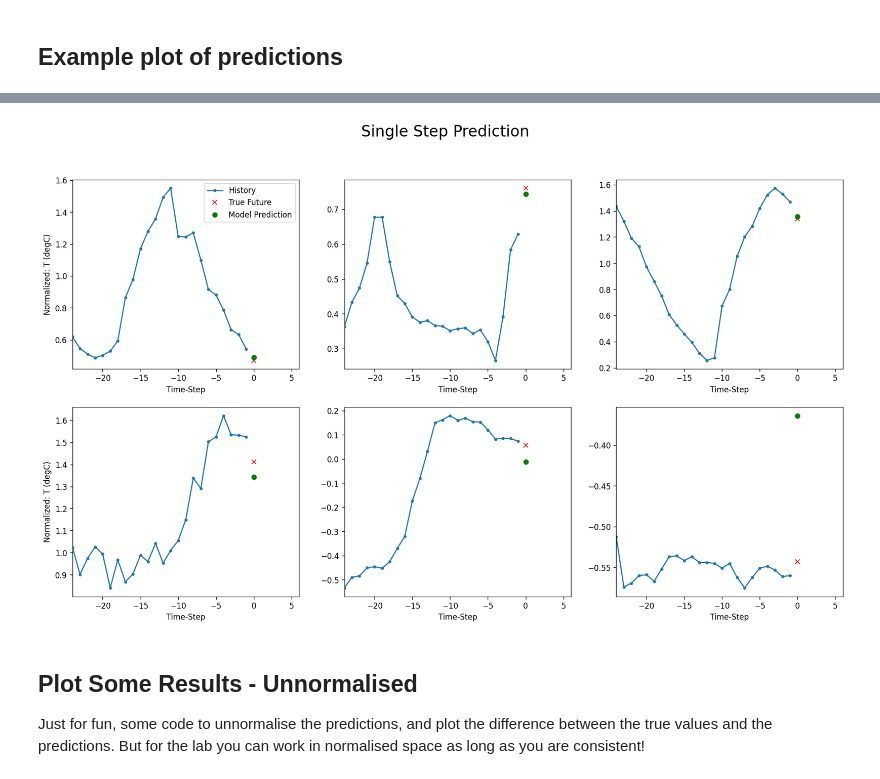
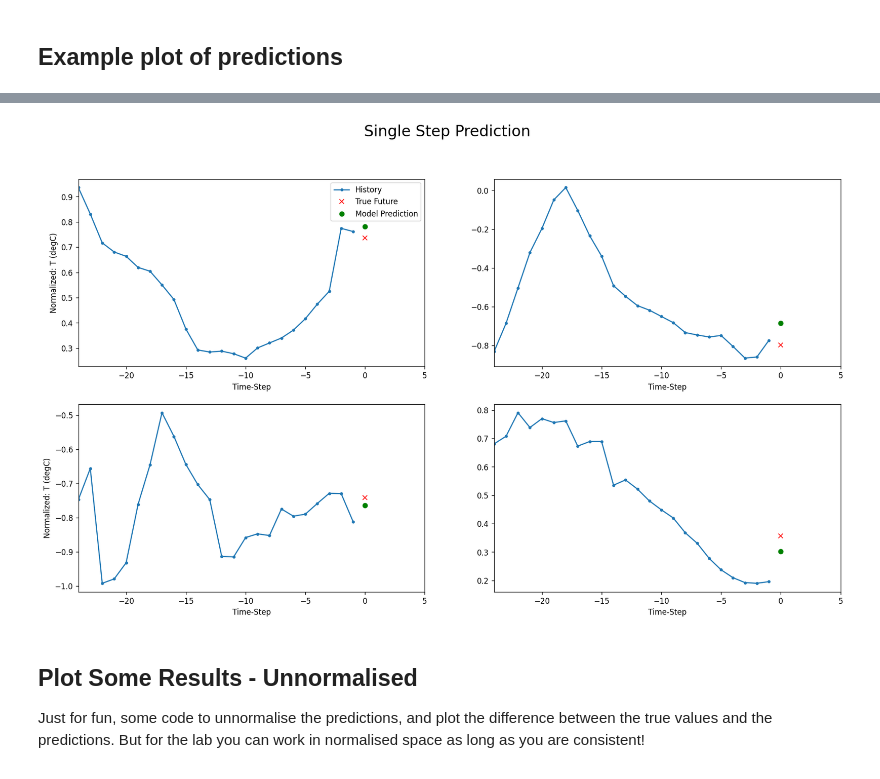
Before and after one commit to Tottowich/AppliedDL-LP4, a Jupyter notebook: 5TF078_Laboration_3_om_Tidsserier_RNN.ipynb, the cells around one changed output, grey strips where cells are left out. Drawn from its saved outputs; the diff is of its cells as text; code cells hidden in the pictures.

```diff
--- a/5TF078_Laboration_3_om_Tidsserier_RNN.ipynb
+++ b/5TF078_Laboration_3_om_Tidsserier_RNN.ipynb
@@ -115,3 +107,7 @@ TEMP_KEY = 'T (degC)'
+# %%
+N_PREV_STEPS = 24 # Number of previous steps to use for prediction
+BATCH_SIZE = 2048 # Batch size
+TEMP_KEY = 'T (degC)' # Key for temperature data
 # %% [markdown]
 ## Som data används väderdata
 
@@ -407,10 +403,12 @@ Notera att figurerna visar bara 14 parametrar, men efter utvidgningarna så är
 # %%
 # Help function to get indices for columns based on column names
 def get_label_columns_indices(dataframe, label_columns=None):
-  if label_columns is not None:
-    label_columns_indices = {name: i for i, name in enumerate(label_columns)}
-  else:
-    label_columns_indices = {name: i for i, name in enumerate(dataframe.columns)}
-  return label_columns_indices
+    if label_columns is not None:
+        label_columns_indices = {name: i for i,
+                                 name in enumerate(label_columns)}
+    else:
+        label_columns_indices = {name: i for i,
+                                 name in enumerate(dataframe.columns)}
+    return label_columns_indices
 # %%
 # Test get_label_columns_indices
@@ -549,5 +567,6 @@ output = lstm_model_baseline(Input(shape=input_shape))
 Compile and train this model, and then plot the training curves. That is, the following graph shows the baseline LSTM model with a 24 sized(timepoints) array as input and a 1 sized output prediction(next timepoint).
 # %%
 # Compile and train this model
-history_lstm_baseline,lstm_model_baseline = compile_and_fit(lstm_model_baseline, train_ds=train_ds,val_ds=val_ds)
+history_lstm_baseline, lstm_model_baseline = compile_and_fit(
+    lstm_model_baseline, train_ds=train_ds, val_ds=val_ds)
 # %% [output]
@@ -578,20 +606,18 @@ Note that this is the normalised loss!
 ## Example plot of predictions
 # %%
 # define a plot function to show how well it is prediction
-def show_plot(input_data:np.ndarray,target_data:np.ndarray,predictions:np.ndarray=None, delta:int=1, legend:bool=False,title=None, axs:plt.Axes=None):
+def show_plot(input_data: np.ndarray, target_data: np.ndarray, predictions: np.ndarray = None, delta: int = 1, legend: bool = False, title=None, axs: plt.Axes = None):
     labels = ["History", "True Future", "Model Prediction"]
     multi = len(target_data.shape) > 1
-    marker = [".-", "r-x" if multi else "rx"]
+    marker = [".-", "r-x" if multi else "rx"] # Create a marker for each set of data we want to plot
+    # Create the time steps for input data, target data and predictions,
+    # note that the indicies of the target and predictions are the same.
     input_steps = list(range(-(input_data.shape[0]), 0))
-    target_steps = list(range(delta-1,delta+target_data.shape[0]-1))
+    target_steps = list(range(delta-1, delta+target_data.shape[0]-1))
 
-    if delta:
-        future = delta
-    else:
-        future = 0
     if axs is None:
-        fig, axs = plt.subplots(figsize=(12, 6),dpi=100)
-    axs.plot(input_steps,input_data, marker[0], label=labels[0])
+        fig, axs = plt.subplots(figsize=(12, 6), dpi=100)
+    axs.plot(input_steps, input_data, marker[0], label=labels[0])
     axs.plot(target_steps, target_data, marker[1], label=labels[1])
     if predictions is not None:
         pred_marker = "g-o" if len(predictions) > 1 else "go"
@@ -600,39 +626,40 @@ def show_plot(input_data:np.ndarray,target_data:np.ndarray,predictions:np.ndarra
         axs.legend()
     if title is not None:
         axs.set_title(title)
-    axs.set_xlim([input_steps[0], future + 5])
+    axs.set_xlim([input_steps[0], target_steps[-1] + 5])
     axs.set_xlabel("Time-Step")
     return
-def show_predictions(data:tf.data.Dataset,model:Model=None,n=6,shift:int=1,lci:list=None,input_lci:list=None):
-    fig,axs = plt.subplots(nrows=2,ncols=n//2,figsize=(18,10),dpi=120)
-    label_index = lci[TEMP_KEY] if lci is not None else 0
-    input_index = input_lci[TEMP_KEY] if input_lci is not None else 1
-    for i,(ax, (inp, tar)) in enumerate(zip(axs.flat, data.take(n))):
-        if model is not None:
-            pred = model.predict(inp,verbose=0)[0]
-            print(f"Prediction shape = {pred.shape}")
-            if len(pred.shape) > 1 and pred.shape[-1] > 1:
-                pred = pred[:,label_index]
-            else:
-                pred = pred[None,label_index]
-            print(f"Prediction shape = {pred.shape}")
+
+
+def show_predictions(data: tf.data.Dataset, model: Model = None, n=4, shift: int = 1, lci: list = None, input_lci: list = None,category:str=TEMP_KEY):
+    # Create a subplot with n rows and 2 columns displaying the predictions made by the supplied model.
+    fig, axs = plt.subplots(nrows=2, ncols=n//2, figsize=(18, 10), dpi=120)
+    # Get the index of the category label within the output, default to 0 if not supplied
+    if lci is not None:
+        assert category in lci, f"Category {category} not in the label."
+    label_index = lci[category] if lci is not None else 0
+    input_index = input_lci[category] if input_lci is not None else 1
+    for i, (ax, (inp, tar)) in enumerate(zip(axs.flat, data.take(n))):
+        rnd = np.random.randint(0, len(tar))
+        if model is not None: # Make predictions if the model is supplied
+            pred = model.predict(inp, verbose=0)
+            pred = pred[rnd][:, label_index]
         else:
             pred = None
-        print(f"Target shape = {tar.shape}")
-        # if tar.shape[1] > 1:
-        tar = tar[0][None,label_index]
-        #     print(f"Target shape = {tar.shape}")
-        # else:
-        #     tar = tar[0].numpy()
-
-        inp = inp[0][:,input_index].numpy()
-        print(f"Inpurt shape = {inp.shape}, Target shape = {tar.shape}")
-        show_plot(inp, tar, pred, delta=shift,legend=i==0,axs=ax)
-        if i==0 or i==n//2:
+        # Get only the vector of time steps for the category label and input
+        tar = tar[rnd][:, label_index].numpy()
+        inp = inp[rnd][:, input_index].numpy()
+        # Add a plot of the input, target and prediction to the subplot
+        show_plot(inp, tar, pred, delta=shift, legend=i == 0, axs=ax)
+        if i == 0 or i == n//2:
+            # If this is the first axis of the first or second row, add a ylabel to the left of the figure.
+            # Increased readability for the viewer.
             ax.set_ylabel("Normalized: T (degC)")
     multi = len(tar[0].shape) > 1
-    fig.suptitle(f"{'Multi' if multi else 'Single'} Step Prediction",fontsize=20)
+    # Set the main title of the subplot.
+    fig.suptitle(
+        f"{'Multi' if multi else 'Single'} Step Prediction", fontsize=20)
     plt.show()
-    # Set main title
-show_predictions(val_ds,lstm_model_baseline,6)
+
+show_predictions(val_ds, lstm_model_baseline, 4)
 # %% [output]
@@ -656,4 +667,4 @@ Inpurt shape = (24,), Target shape = (1,)
-[figure, old version]
+[figure, new version]
 # %% [markdown]
 ## Plot Some Results - Unnormalised
 Just for fun, some code to unnormalise the predictions, and plot the difference between the true values and the predictions. But for the lab you can work in normalised space as long as you are consistent!
```
Also changed, not shown: parts of 54 cells of this notebook, 1 other file.
